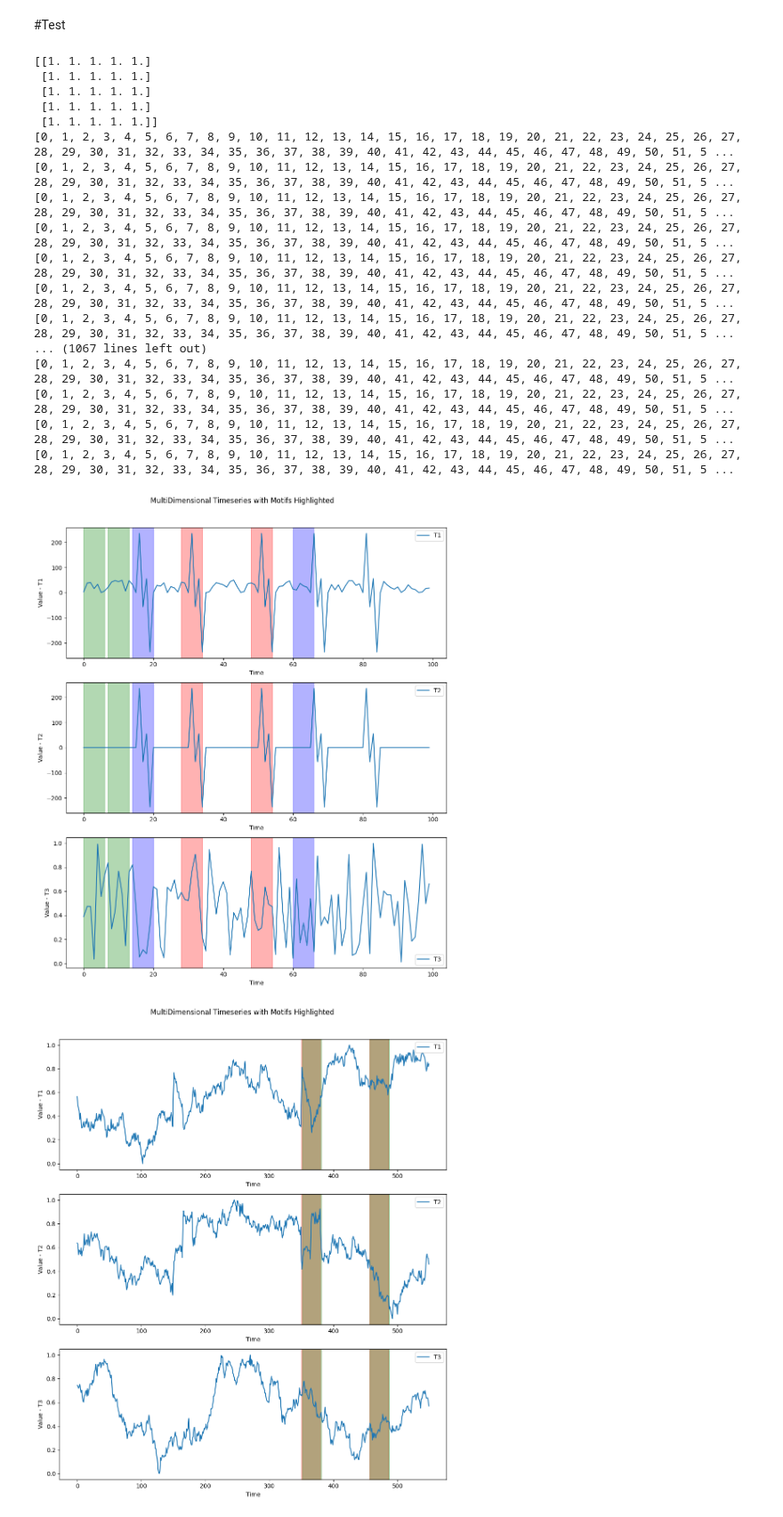
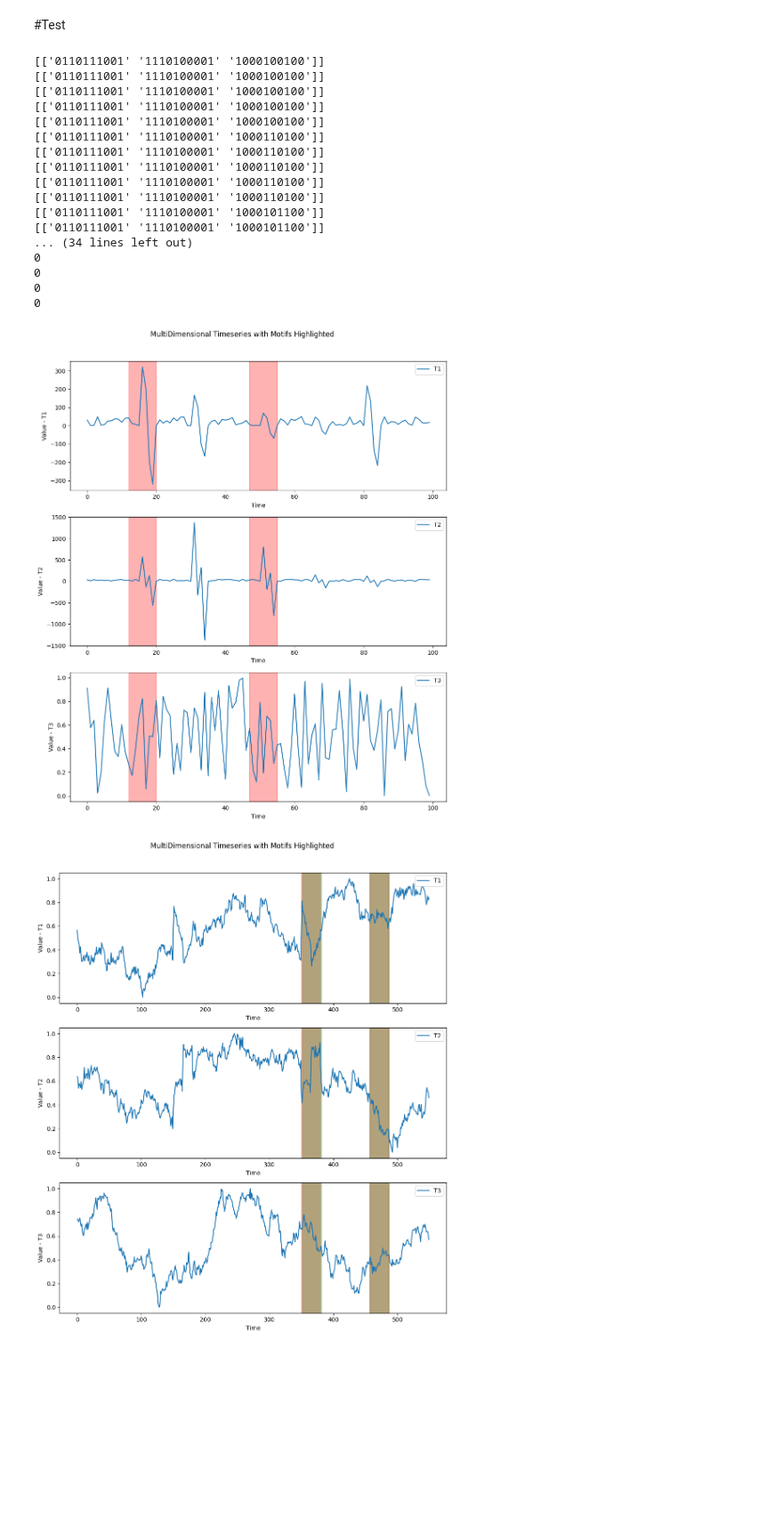
Before and after one commit to aidaLabDEI/LEIT-motifs, a Jupyter notebook: Motif_Discovery.ipynb, the cells around one changed output. Shown at 89% size. Cells and saved outputs as stored; diff of their text form; code cells hidden in the pictures; blank space fills up the shorter version.

```diff
--- a/Motif_Discovery.ipynb
+++ b/Motif_Discovery.ipynb
@@ -390,14 +390,15 @@ plt.show()
 # %%
 import numpy as np
 from sklearn.random_projection import SparseRandomProjection
+from nearpy import Engine
+from nearpy.hashes import RandomBinaryProjections
 from datasketch import MinHashLSH, MinHash
 from scipy.spatial.distance import euclidean
 import pandas as pd
 import matplotlib.pyplot as plt
 
-def euclidean_hash(data):
-    data_hash = (data - np.mean(data, axis=0)) / np.std(data,axis=0)
-    return hash(tuple(data_hash))
+def euclidean_hash(data, rp):
+  return rp.hash_vector(data)
 
 def z_normalized_euclidean_distance(ts1, ts2, random_indices):
     # Ensure both time series have the same dimensions
@@ -455,13 +456,19 @@ def motif_find(time_series, window, projection_iter, k, project_comp, lsh_thresh
     subsequences = []
     hashed_sub = []
     index_hash = 0
+  # Hasher
+    n_projections = 10
+    rp = RandomBinaryProjections('rp', n_projections)
+    engine = Engine(window, lshashes=[rp])
 
     for i in range(len(time_series) - window + 1):
         subsequence = time_series[i:i + window]
         subsequences.append(subsequence)
-        hashed_sub.append(np.apply_along_axis(euclidean_hash, 0, subsequence))
+        hashed_sub.append(np.apply_along_axis(euclidean_hash, 0, subsequence, rp))
 
+    # Projection cycle
     for i in range(projection_iter):
+        print(index_hash)
       # Random project
         #pj_ts = random_projection_cycle(subsequences, num_comp)
         # Find num_comp random numbers between 0 and dimension of time series
@@ -484,7 +491,7 @@ def motif_find(time_series, window, projection_iter, k, project_comp, lsh_thresh
       # Find collisions
         for j, minhash_sig in enumerate(minhash_signatures):
                 collisions = lsh.query(minhash_sig)
-                print(collisions)
+                 #print(collisions)
                 if len(collisions) > 1:
                     # Remove trivial matches, same subsequence or overlapping subsequences
                     collisions = [(j, c) for c in collisions if c != j and abs(c - j) > window]
@@ -503,10 +510,10 @@ def motif_find(time_series, window, projection_iter, k, project_comp, lsh_thresh
                             add = False
                         # Add to top with the projection index
                         if add: top.append((collision, random_indices))
-                    # If top exceeds max length, keep only the top k based on distance
-                    if len(top) > k:
-                        top.sort(key=lambda x: z_normalized_euclidean_distance(subsequences[x[0][0]], subsequences[x[0][1]], x[1]))
-                        top = top[:k]
+                        # If top exceeds max length, keep only the top k based on distance
+                        if len(top) > k:
+                            top.sort(key=lambda x: z_normalized_euclidean_distance(subsequences[x[0][0]], subsequences[x[0][1]], x[1]))
+                            top = top[:k]
     if len(top)==0: index_hash +=1
 
 
@@ -527,10 +534,10 @@ motif = 4.5 * np.sin(np.linspace(0, 2 * np.pi, motif_length))
 motif_locations = [15, 30, 50, 65, 80]
 
 for loc in motif_locations:
-   # motif_place = motif * np.random.randint(1, 100)
+    motif_place = motif * np.random.randint(1, 100)
     timeseries[loc:loc+motif_length] = motif_place
 # Create sample 3-dimensional timeseries
-timeseries_3d = np.random.rand(100, 3)
+timeseries_3d = np.random.rand(100, 3) * 50
 timeseries_3d[:, 0] = timeseries  # One dimension is the same as the unidimensional time series
 
 # Plant motifs at specific locations in the second dimension
@@ -541,22 +548,25 @@ motif = 4.5 * np.tan(np.linspace(0, 2 * np.pi, motif_length))
 motif_locations = [15, 30, 50, 65, 80]
 
 for loc in motif_locations:
-   # motif_place = motif * np.random.randint(1, 100)
+    motif_place = motif * np.random.randint(1, 100)
     timeseries_3d[loc:loc+motif_length, 1] = motif_place
 
 # The third dimension is just noise
 timeseries_3d[:, 2] = np.random.rand(100)
 
 # Set parameters
-window_size = 6
+window_size = 8
 lsh_threshold = 0.8
 projection_iter = 20
-k = 3
+k = 1
 
 # Pick the subsequences where the motifs are located
+rp = RandomBinaryProjections('rp', 10)
+engine = Engine(window_size, lshashes=[rp])
+
 subsequences = []
 for index in motif_locations:
-    subsequences.append(timeseries[index:index+window_size])
+    subsequences.append(timeseries_3d[index:index+window_size])
 norm =  []
 # Compute their z-normalization
 for subsequence in subsequences:
@@ -571,51 +581,54 @@ for i, subsequence1 in enumerate(norm):
         intersection = np.intersect1d(subsequence1, subsequence2)
         union = np.union1d(subsequence1, subsequence2)
         jaccard_sim[i, j] = len(intersection) / len(union)
+        hash1 = np.apply_along_axis(euclidean_hash, 0 , subsequence1, rp)
+        print(hash1)
+
 
 print(jaccard_sim)
 
 # Find motifs
 motifs = motif_find(timeseries_3d, window_size, projection_iter, k, 2, lsh_threshold)
 
 # Plot the original time series and highlight the motifs, find the motifs in all the time series
 df = pd.DataFrame(timeseries_3d, columns=['T1', 'T2', 'T3'])
 
 # Plot 3 subplots, one for each dimension
 fig, axs = plt.subplots(3, 1, figsize=(10, 12))
 colors = ["red", "green", "blue", "pink", "cyan"]
 for i, dimension in enumerate(['T1', 'T2', 'T3']):
     axs[i].plot(df[dimension], label=dimension)
     axs[i].set_xlabel("Time")
     axs[i].set_ylabel(f"Value - {dimension}")
     axs[i].legend()
 
     for idx, motif in enumerate(motifs):
         # Highlight the motifs in all dimensions
         for m in motif[0]:
             axs[i].axvspan(m, m + window_size, color=colors[idx], alpha=0.3)
 
 plt.suptitle("MultiDimensional Timeseries with Motifs Highlighted")
 plt.tight_layout(rect=[0, 0, 1, 0.96])
 plt.show()
 # %% [output]
-[[1. 1. 1. 1. 1.]
- [1. 1. 1. 1. 1.]
- [1. 1. 1. 1. 1.]
- [1. 1. 1. 1. 1.]
- [1. 1. 1. 1. 1.]]
-[0, 1, 2, 3, 4, 5, 6, 7, 8, 9, 10, 11, 12, 13, 14, 15, 16, 17, 18, 19, 20, 21, 22, 23, 24, 25, 26, 27, 28, 29, 30, 31, 32, 33, 34, 35, 36, 37, 38, 39, 40, 41, 42, 43, 44, 45, 46, 47, 48, 49, 50, 51, 5 ...
-[0, 1, 2, 3, 4, 5, 6, 7, 8, 9, 10, 11, 12, 13, 14, 15, 16, 17, 18, 19, 20, 21, 22, 23, 24, 25, 26, 27, 28, 29, 30, 31, 32, 33, 34, 35, 36, 37, 38, 39, 40, 41, 42, 43, 44, 45, 46, 47, 48, 49, 50, 51, 5 ...
-[0, 1, 2, 3, 4, 5, 6, 7, 8, 9, 10, 11, 12, 13, 14, 15, 16, 17, 18, 19, 20, 21, 22, 23, 24, 25, 26, 27, 28, 29, 30, 31, 32, 33, 34, 35, 36, 37, 38, 39, 40, 41, 42, 43, 44, 45, 46, 47, 48, 49, 50, 51, 5 ...
-[0, 1, 2, 3, 4, 5, 6, 7, 8, 9, 10, 11, 12, 13, 14, 15, 16, 17, 18, 19, 20, 21, 22, 23, 24, 25, 26, 27, 28, 29, 30, 31, 32, 33, 34, 35, 36, 37, 38, 39, 40, 41, 42, 43, 44, 45, 46, 47, 48, 49, 50, 51, 5 ...
-[0, 1, 2, 3, 4, 5, 6, 7, 8, 9, 10, 11, 12, 13, 14, 15, 16, 17, 18, 19, 20, 21, 22, 23, 24, 25, 26, 27, 28, 29, 30, 31, 32, 33, 34, 35, 36, 37, 38, 39, 40, 41, 42, 43, 44, 45, 46, 47, 48, 49, 50, 51, 5 ...
-[0, 1, 2, 3, 4, 5, 6, 7, 8, 9, 10, 11, 12, 13, 14, 15, 16, 17, 18, 19, 20, 21, 22, 23, 24, 25, 26, 27, 28, 29, 30, 31, 32, 33, 34, 35, 36, 37, 38, 39, 40, 41, 42, 43, 44, 45, 46, 47, 48, 49, 50, 51, 5 ...
-[0, 1, 2, 3, 4, 5, 6, 7, 8, 9, 10, 11, 12, 13, 14, 15, 16, 17, 18, 19, 20, 21, 22, 23, 24, 25, 26, 27, 28, 29, 30, 31, 32, 33, 34, 35, 36, 37, 38, 39, 40, 41, 42, 43, 44, 45, 46, 47, 48, 49, 50, 51, 5 ...
-... (1067 lines left out)
-[0, 1, 2, 3, 4, 5, 6, 7, 8, 9, 10, 11, 12, 13, 14, 15, 16, 17, 18, 19, 20, 21, 22, 23, 24, 25, 26, 27, 28, 29, 30, 31, 32, 33, 34, 35, 36, 37, 38, 39, 40, 41, 42, 43, 44, 45, 46, 47, 48, 49, 50, 51, 5 ...
-[0, 1, 2, 3, 4, 5, 6, 7, 8, 9, 10, 11, 12, 13, 14, 15, 16, 17, 18, 19, 20, 21, 22, 23, 24, 25, 26, 27, 28, 29, 30, 31, 32, 33, 34, 35, 36, 37, 38, 39, 40, 41, 42, 43, 44, 45, 46, 47, 48, 49, 50, 51, 5 ...
-[0, 1, 2, 3, 4, 5, 6, 7, 8, 9, 10, 11, 12, 13, 14, 15, 16, 17, 18, 19, 20, 21, 22, 23, 24, 25, 26, 27, 28, 29, 30, 31, 32, 33, 34, 35, 36, 37, 38, 39, 40, 41, 42, 43, 44, 45, 46, 47, 48, 49, 50, 51, 5 ...
-[0, 1, 2, 3, 4, 5, 6, 7, 8, 9, 10, 11, 12, 13, 14, 15, 16, 17, 18, 19, 20, 21, 22, 23, 24, 25, 26, 27, 28, 29, 30, 31, 32, 33, 34, 35, 36, 37, 38, 39, 40, 41, 42, 43, 44, 45, 46, 47, 48, 49, 50, 51, 5 ...
+[['0110111001' '1110100001' '1000100100']]
+[['0110111001' '1110100001' '1000100100']]
+[['0110111001' '1110100001' '1000100100']]
+[['0110111001' '1110100001' '1000100100']]
+[['0110111001' '1110100001' '1000100100']]
+[['0110111001' '1110100001' '1000110100']]
+[['0110111001' '1110100001' '1000110100']]
+[['0110111001' '1110100001' '1000110100']]
+[['0110111001' '1110100001' '1000110100']]
+[['0110111001' '1110100001' '1000110100']]
+[['0110111001' '1110100001' '1000101100']]
+[['0110111001' '1110100001' '1000101100']]
+... (34 lines left out)
+0
+0
+0
+0
-[figure, old version]
+[figure, new version]
 # %%
 #@title Example 2
 df = pd.read_csv("https://zenodo.org/record/4328047/files/toy.csv?download=1")
```
Also changed, not shown: parts of 1 cell of this notebook.
